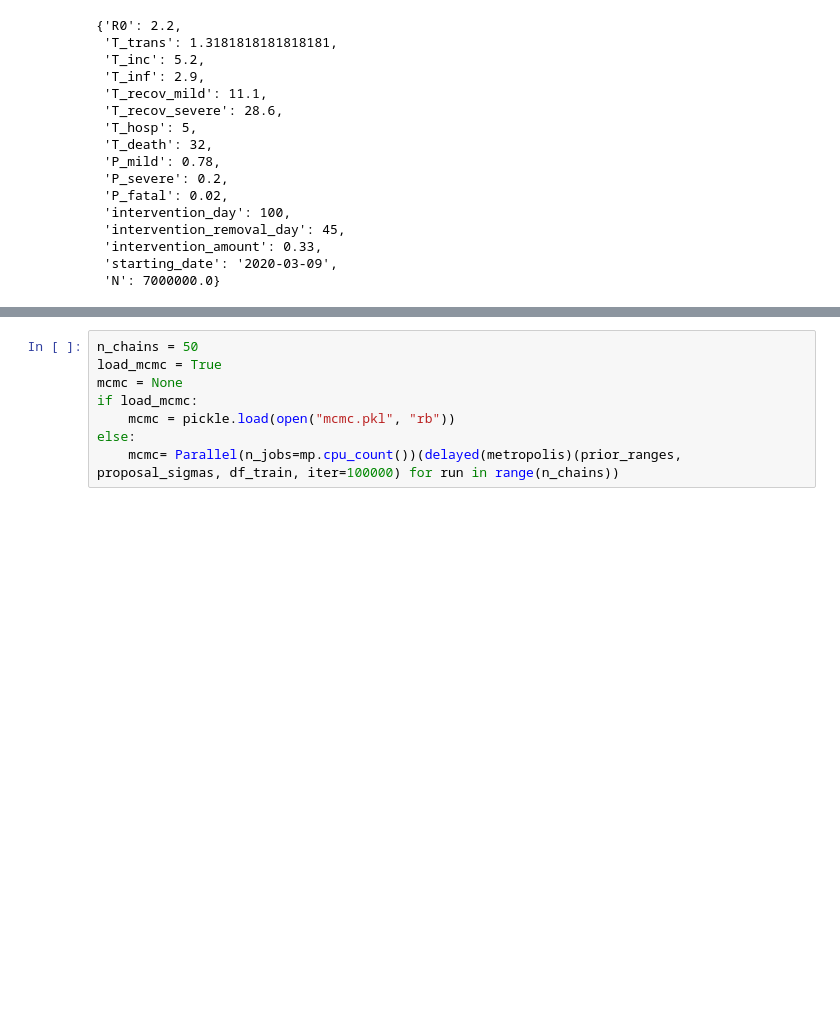
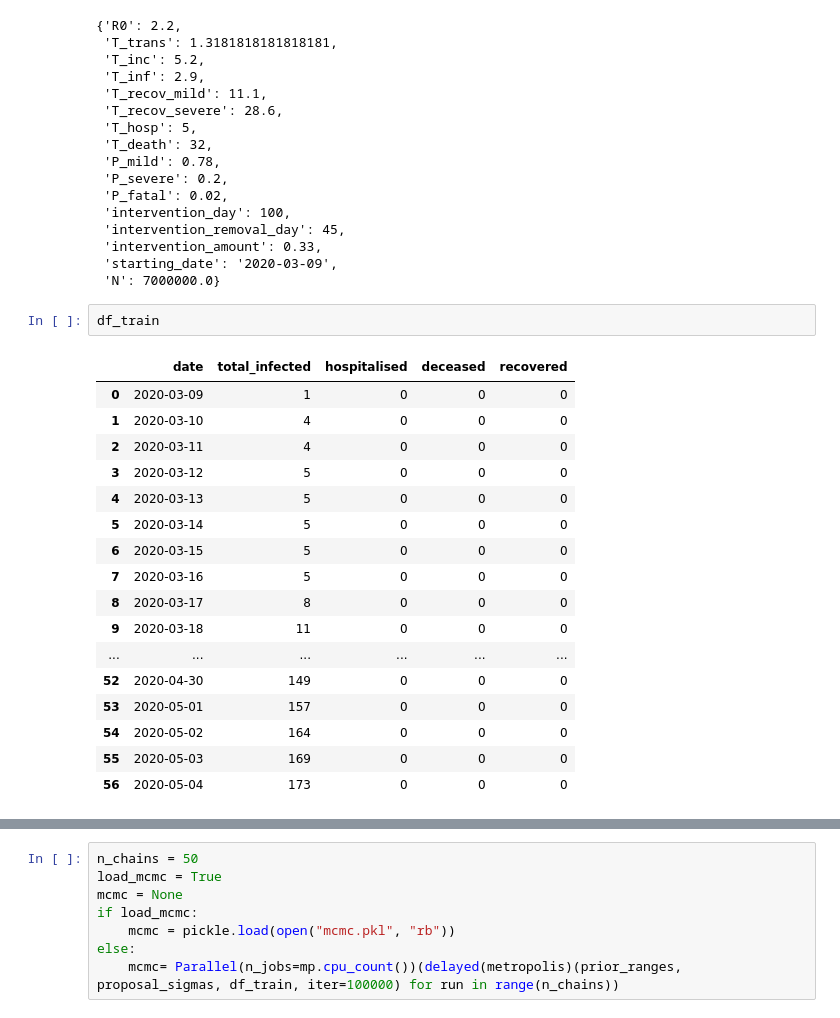
Before and after one commit to WadhwaniAI/covid-modelling, a Jupyter notebook: notebooks/seir/[TRY] pymc3.ipynb, the cells around one changed output, grey strips where cells are left out. Saved outputs shown, nothing was run; the diff lists cells and outputs as text; blank space fills up the shorter version.

```diff
--- a/notebooks/seir/[TRY] pymc3.ipynb
+++ b/notebooks/seir/[TRY] pymc3.ipynb
@@ -337,6 +362,26 @@ SEIR_Test_obj.__dict__['vanilla_params']
  'intervention_amount': 0.33,
  'starting_date': '2020-03-09',
  'N': 7000000.0}
+# %%
+df_train
+# %% [output]
+|  | date | total_infected | hospitalised | deceased | recovered |
+| 0 | 2020-03-09 | 1 | 0 | 0 | 0 |
+| 1 | 2020-03-10 | 4 | 0 | 0 | 0 |
+| 2 | 2020-03-11 | 4 | 0 | 0 | 0 |
+| 3 | 2020-03-12 | 5 | 0 | 0 | 0 |
+| 4 | 2020-03-13 | 5 | 0 | 0 | 0 |
+| 5 | 2020-03-14 | 5 | 0 | 0 | 0 |
+| 6 | 2020-03-15 | 5 | 0 | 0 | 0 |
+| 7 | 2020-03-16 | 5 | 0 | 0 | 0 |
+| 8 | 2020-03-17 | 8 | 0 | 0 | 0 |
+| 9 | 2020-03-18 | 11 | 0 | 0 | 0 |
+| ... | ... | ... | ... | ... | ... |
+| 52 | 2020-04-30 | 149 | 0 | 0 | 0 |
+| 53 | 2020-05-01 | 157 | 0 | 0 | 0 |
+| 54 | 2020-05-02 | 164 | 0 | 0 | 0 |
+| 55 | 2020-05-03 | 169 | 0 | 0 | 0 |
+| 56 | 2020-05-04 | 173 | 0 | 0 | 0 |
 # %%
 sir_model = DifferentialEquation(
     func=SEIR_Test_obj.get_derivative,
```
Also changed, not shown: parts of 4 cells of this notebook, 1 other file.
